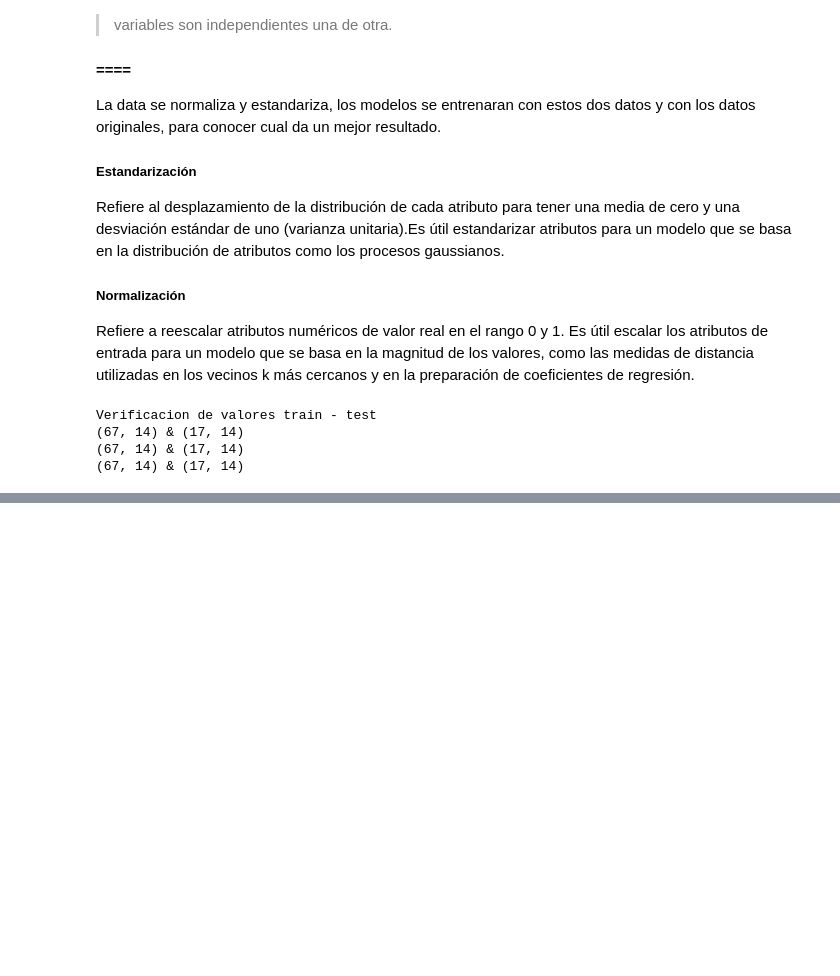
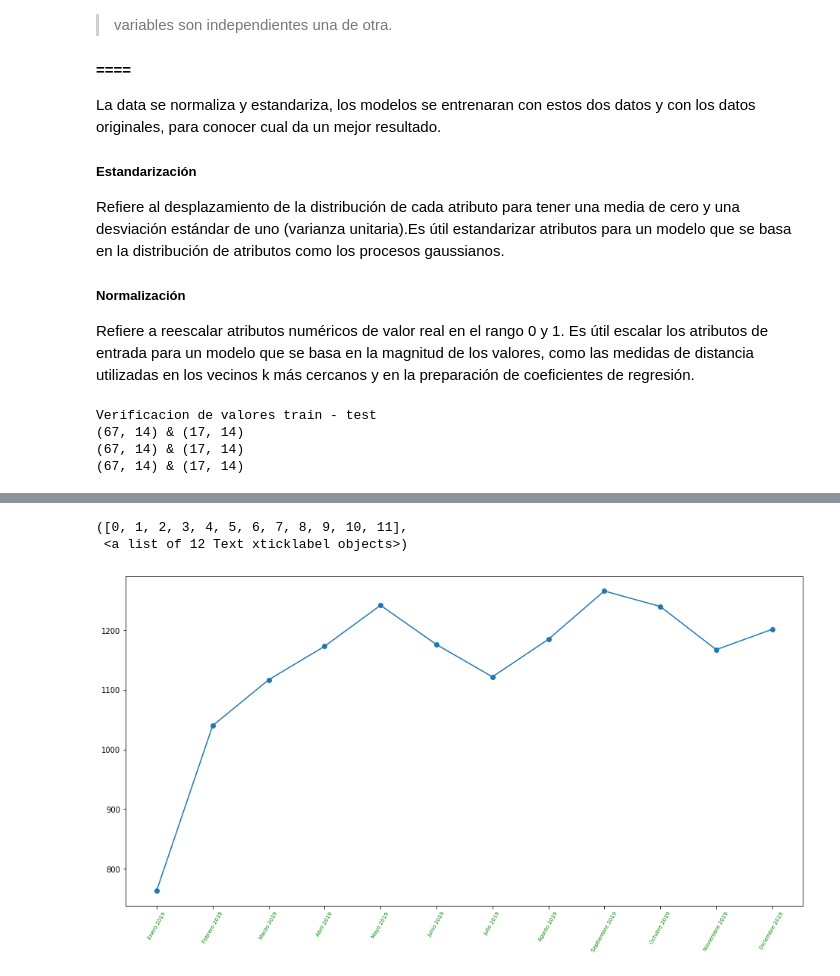
Before and after one commit to FreddieAbad/PrediccionAUCORP, a Jupyter notebook: Entrega/Prediccion de Ventas en una Serie de Tiempo - P. Aucay.ipynb, the cells around one changed output, grey strips where cells are left out. Cells and saved outputs as stored; diff of their text form; code cells hidden in the pictures; blank space fills up the shorter version.

```diff
--- a/Entrega/Prediccion de Ventas en una Serie de Tiempo - P. Aucay.ipynb
+++ b/Entrega/Prediccion de Ventas en una Serie de Tiempo - P. Aucay.ipynb
@@ -160,0 +172,11 @@ print(dataframe.Fecha.max())
+# %%
+### Error
+meses=["Enero 2019","Febrero 2019","Marzo 2019","Abril 2019","Mayo 2019","Junio 2019","Julio 2019","Agosto 2019","Septiembre 2019","Octubre 2019","Noviembre 2019","Diciembre 2019"]
+mae=[763.4624,1039.8887, 1116.745,1172.9777,1241.7909,1175.9647, 1121.783,1184.7128,1265.7152,  1239.83,1167.4088,1201.3861]
+figure(figsize=(16,8))
+plt.plot(meses, mae, "-o")
+plt.xticks(fontsize=7, color = 'g', rotation = 60)
+# %% [output]
+([0, 1, 2, 3, 4, 5, 6, 7, 8, 9, 10, 11],
+ <a list of 12 Text xticklabel objects>)
+[figure, added]
```
Also changed, not shown: parts of 8 cells of this notebook, 9 other files.
